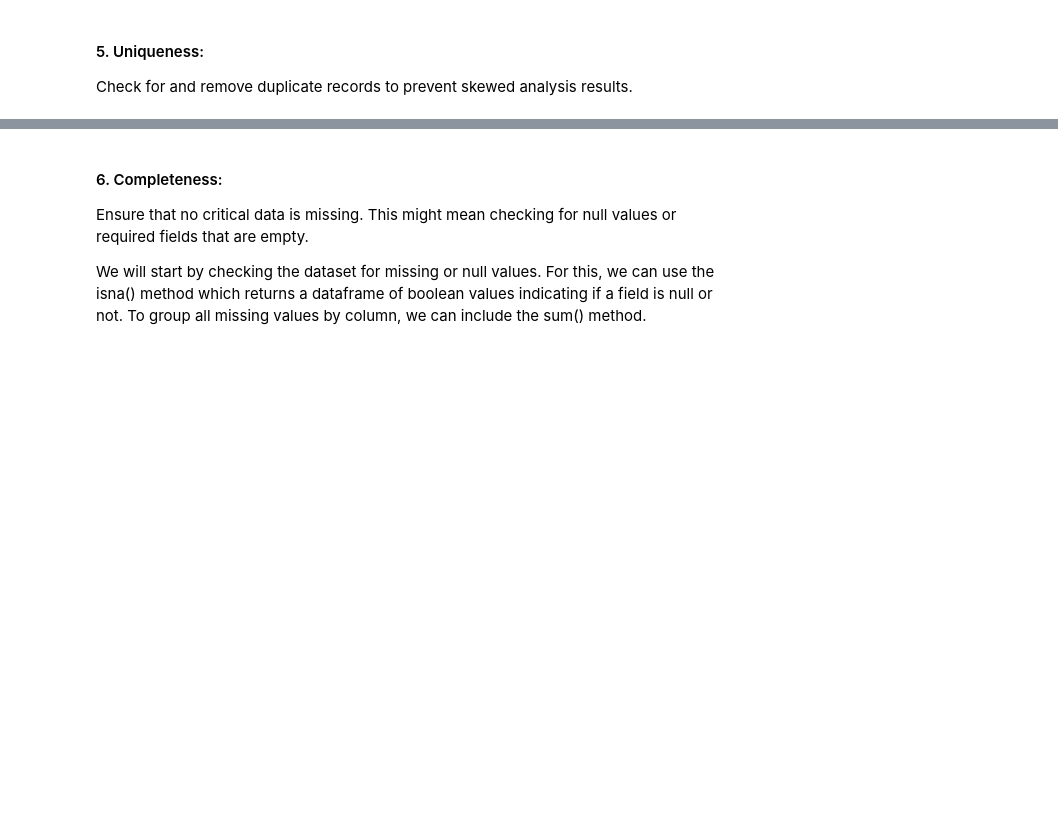
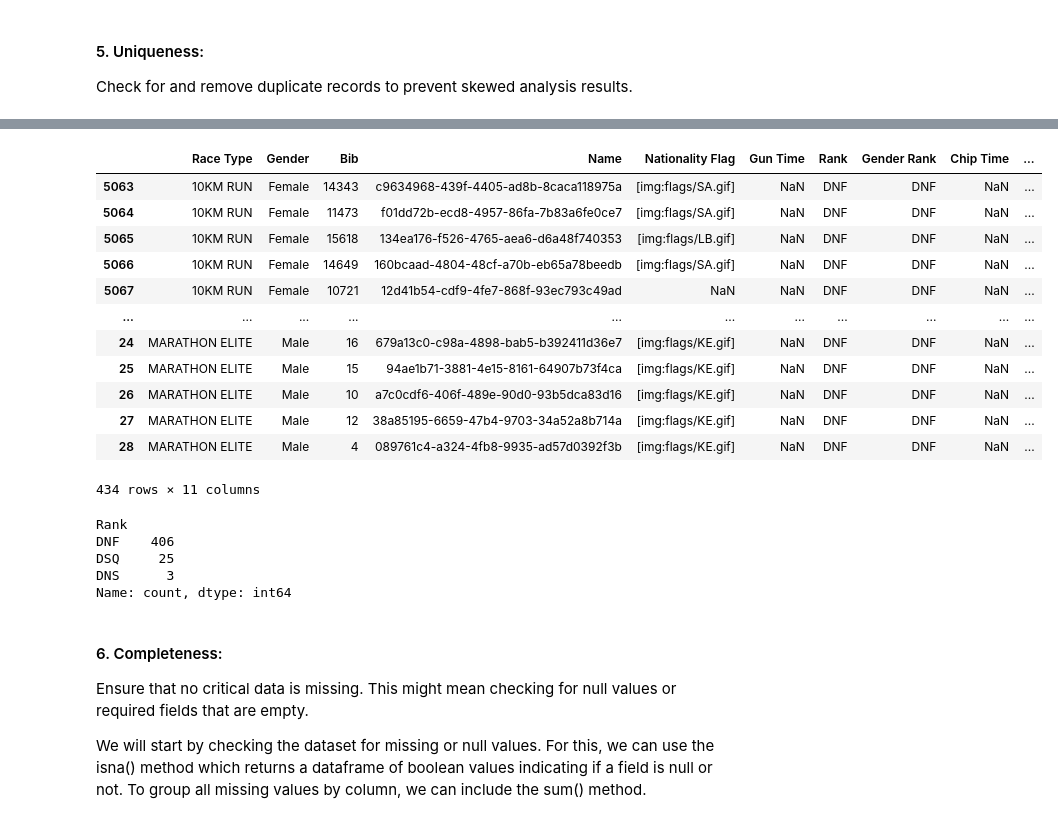
Before and after one commit to Tuwaiq-DS-ML-bootcamp-V-9/Usecase-1, a Jupyter notebook: 4-EDA explain - usecase1-v2.ipynb, the cells around one changed output, grey strips where cells are left out. Cells and saved outputs as stored; diff of their text form; code cells hidden in the pictures; blank space fills up the shorter version.

```diff
--- a/4-EDA explain - usecase1-v2.ipynb
+++ b/4-EDA explain - usecase1-v2.ipynb
@@ -295,3 +486,27 @@ marathon_df_2022.shape
+# %%
+marathon_df_2024[marathon_df_2024.duplicated(['Race Type', 'Rank', 'Gender'], keep=False)].sort_values(['Race Type', 'Rank'])
+# %% [output]
+|  | Race Type | Gender | Bib | Name | Nationality Flag | Gun Time | Rank | Gender Rank | Chip Time | ... |
+| 5063 | 10KM RUN | Female | 14343 | c9634968-439f-4405-ad8b-8caca118975a | [img:flags/SA.gif] | NaN | DNF | DNF | NaN | ... |
+| 5064 | 10KM RUN | Female | 11473 | f01dd72b-ecd8-4957-86fa-7b83a6fe0ce7 | [img:flags/SA.gif] | NaN | DNF | DNF | NaN | ... |
+| 5065 | 10KM RUN | Female | 15618 | 134ea176-f526-4765-aea6-d6a48f740353 | [img:flags/LB.gif] | NaN | DNF | DNF | NaN | ... |
+| 5066 | 10KM RUN | Female | 14649 | 160bcaad-4804-48cf-a70b-eb65a78beedb | [img:flags/SA.gif] | NaN | DNF | DNF | NaN | ... |
+| 5067 | 10KM RUN | Female | 10721 | 12d41b54-cdf9-4fe7-868f-93ec793c49ad | NaN | NaN | DNF | DNF | NaN | ... |
+| ... | ... | ... | ... | ... | ... | ... | ... | ... | ... | ... |
+| 24 | MARATHON ELITE | Male | 16 | 679a13c0-c98a-4898-bab5-b392411d36e7 | [img:flags/KE.gif] | NaN | DNF | DNF | NaN | ... |
+| 25 | MARATHON ELITE | Male | 15 | 94ae1b71-3881-4e15-8161-64907b73f4ca | [img:flags/KE.gif] | NaN | DNF | DNF | NaN | ... |
+| 26 | MARATHON ELITE | Male | 10 | a7c0cdf6-406f-489e-90d0-93b5dca83d16 | [img:flags/KE.gif] | NaN | DNF | DNF | NaN | ... |
+| 27 | MARATHON ELITE | Male | 12 | 38a85195-6659-47b4-9703-34a52a8b714a | [img:flags/KE.gif] | NaN | DNF | DNF | NaN | ... |
+| 28 | MARATHON ELITE | Male | 4 | 089761c4-a324-4fb8-9935-ad57d0392f3b | [img:flags/KE.gif] | NaN | DNF | DNF | NaN | ... |
+434 rows × 11 columns
+# %%
+marathon_df_2024[marathon_df_2024.duplicated(['Race Type', 'Rank', 'Gender'], keep=False)]['Rank'].value_counts()
+# %% [output]
+Rank
+DNF    406
+DSQ     25
+DNS      3
+Name: count, dtype: int64
 # %% [markdown]
 #### 6. Completeness:
 Ensure that no critical data is missing. This might mean checking for null values or required fields that are empty.
```
Also changed, not shown: parts of 31 cells of this notebook.
